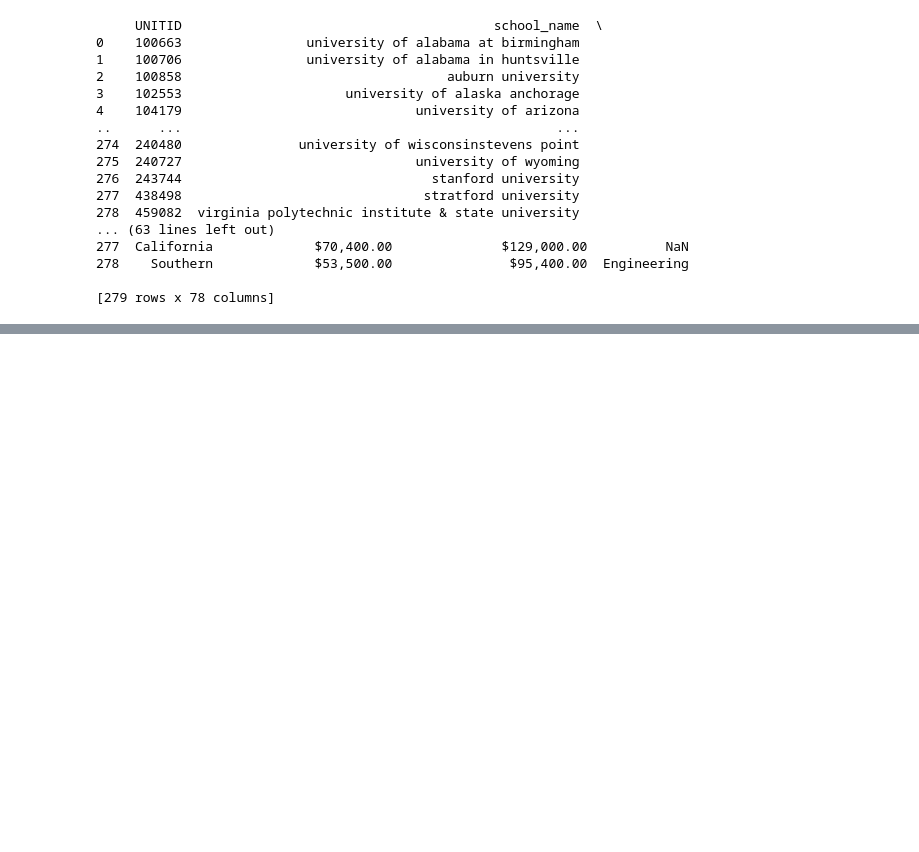
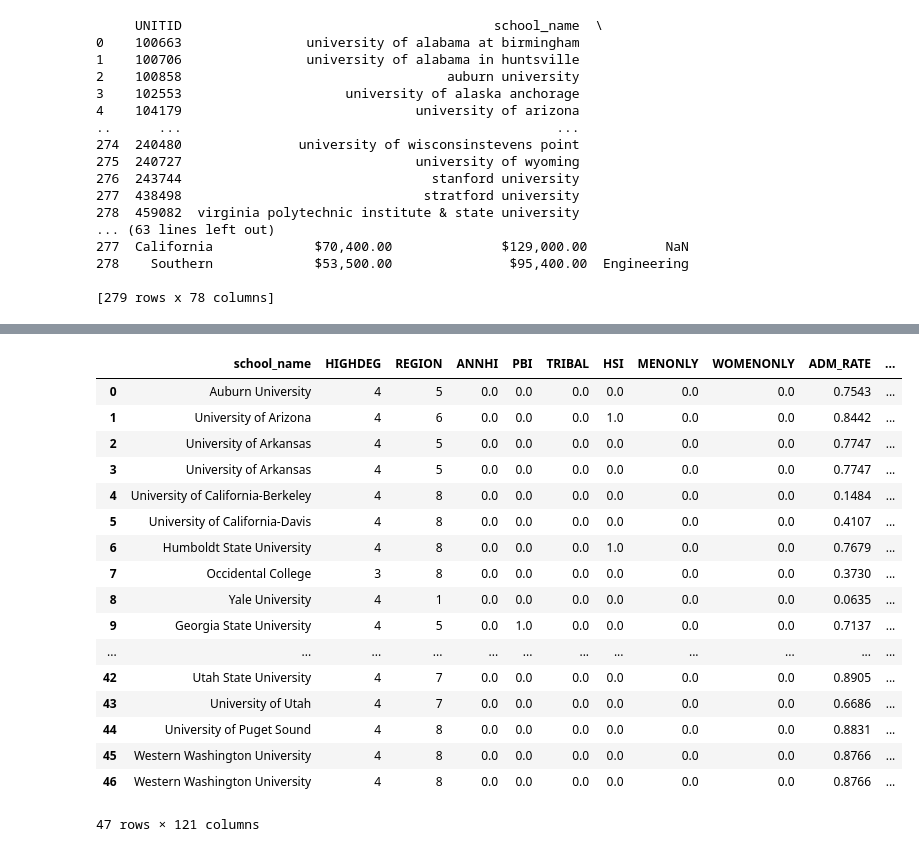
Before and after one commit to ibukunlola/SS154-Final-Project, a Jupyter notebook: datacleaning.ipynb, the cells around one changed output, grey strips where cells are left out. Saved outputs shown, nothing was run; the diff lists cells and outputs as text; code cells hidden in the pictures; blank space fills up the shorter version.

Commit message:
upload data

```diff
--- a/datacleaning.ipynb
+++ b/datacleaning.ipynb
@@ -131,0 +260,33 @@ cities_only_data.to_csv("cities_only_data.csv")
+# %%
+raw_data.rename({'INSTNM': 'school_name'}, axis=1, inplace=True)
+# %%
+df23.rename({'School Name': 'school_name'}, axis=1, inplace=True)
+# %%
+raw_data = raw_data.drop_duplicates()
+df23 = df23.drop_duplicates()
+# %%
+
+school_stype = fpd.fuzzy_merge(raw_data, df23, on = ['school_name'],
+                          ignore_case=True,
+                    method = "levenshtein", threshold = 0.9)
+# %%
+school_stype
+# %% [output]
+|  | school_name | HIGHDEG | REGION | ANNHI | PBI | TRIBAL | HSI | MENONLY | WOMENONLY | ADM_RATE | ... |
+| 0 | Auburn University | 4 | 5 | 0.0 | 0.0 | 0.0 | 0.0 | 0.0 | 0.0 | 0.7543 | ... |
+| 1 | University of Arizona | 4 | 6 | 0.0 | 0.0 | 0.0 | 1.0 | 0.0 | 0.0 | 0.8442 | ... |
+| 2 | University of Arkansas | 4 | 5 | 0.0 | 0.0 | 0.0 | 0.0 | 0.0 | 0.0 | 0.7747 | ... |
+| 3 | University of Arkansas | 4 | 5 | 0.0 | 0.0 | 0.0 | 0.0 | 0.0 | 0.0 | 0.7747 | ... |
+| 4 | University of California-Berkeley | 4 | 8 | 0.0 | 0.0 | 0.0 | 0.0 | 0.0 | 0.0 | 0.1484 | ... |
+| 5 | University of California-Davis | 4 | 8 | 0.0 | 0.0 | 0.0 | 0.0 | 0.0 | 0.0 | 0.4107 | ... |
+| 6 | Humboldt State University | 4 | 8 | 0.0 | 0.0 | 0.0 | 1.0 | 0.0 | 0.0 | 0.7679 | ... |
+| 7 | Occidental College | 3 | 8 | 0.0 | 0.0 | 0.0 | 0.0 | 0.0 | 0.0 | 0.3730 | ... |
+| 8 | Yale University | 4 | 1 | 0.0 | 0.0 | 0.0 | 0.0 | 0.0 | 0.0 | 0.0635 | ... |
+| 9 | Georgia State University | 4 | 5 | 0.0 | 1.0 | 0.0 | 0.0 | 0.0 | 0.0 | 0.7137 | ... |
+| ... | ... | ... | ... | ... | ... | ... | ... | ... | ... | ... | ... |
+| 42 | Utah State University | 4 | 7 | 0.0 | 0.0 | 0.0 | 0.0 | 0.0 | 0.0 | 0.8905 | ... |
+| 43 | University of Utah | 4 | 7 | 0.0 | 0.0 | 0.0 | 0.0 | 0.0 | 0.0 | 0.6686 | ... |
+| 44 | University of Puget Sound | 4 | 8 | 0.0 | 0.0 | 0.0 | 0.0 | 0.0 | 0.0 | 0.8831 | ... |
+| 45 | Western Washington University | 4 | 8 | 0.0 | 0.0 | 0.0 | 0.0 | 0.0 | 0.0 | 0.8766 | ... |
+| 46 | Western Washington University | 4 | 8 | 0.0 | 0.0 | 0.0 | 0.0 | 0.0 | 0.0 | 0.8766 | ... |
+47 rows × 121 columns
```
Also changed, not shown: parts of 29 cells of this notebook, 8 other files.
